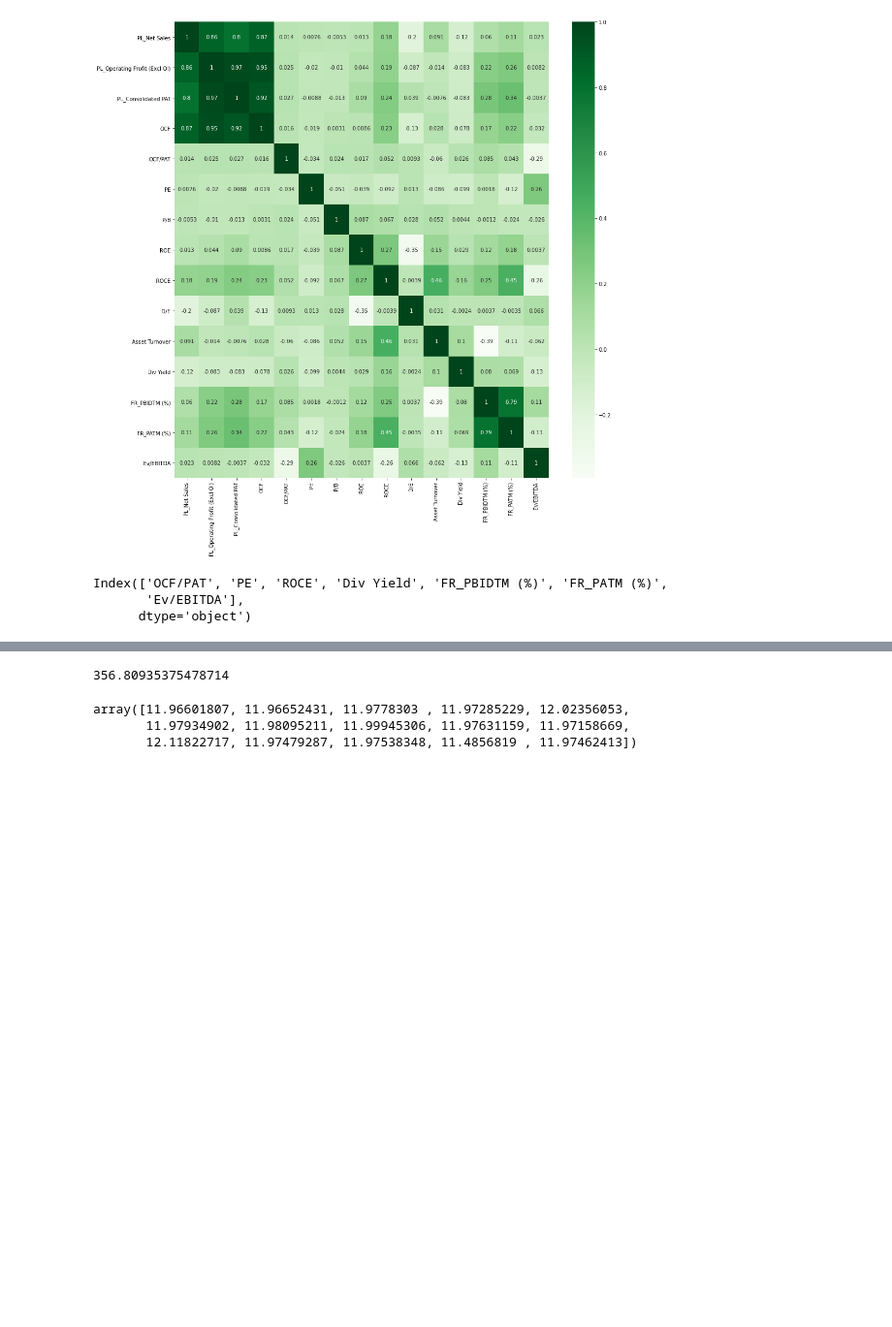
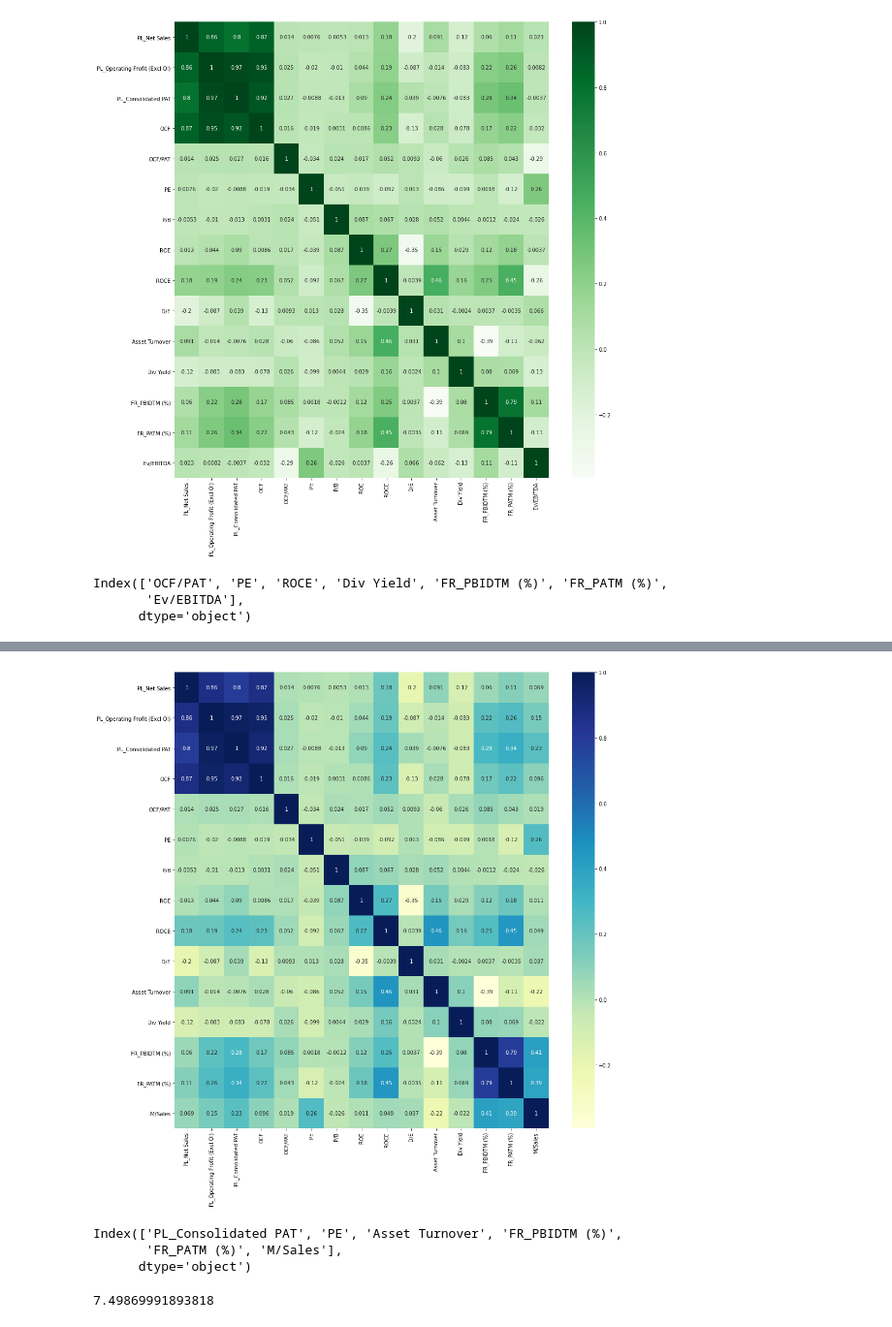
Before and after one commit to RohanTrix/Stock-market-predictor, a Jupyter notebook: MNC.ipynb, the cells around one changed output, grey strips where cells are left out. Shown at 97% size. Cells and saved outputs as stored; diff of their text form; code cells hidden in the pictures; blank space fills up the shorter version.

```diff
--- a/MNC.ipynb
+++ b/MNC.ipynb
@@ -82,0 +99,2 @@ plt.scatter(x=range(y_test.shape[0]),y=y_test)
+# %%
+data2 = data.iloc[:,:17 ].drop('Ev/EBITDA', axis=1)
@@ -82,0 +110,15 @@ plt.scatter(x=range(y_test.shape[0]),y=y_test)
+# %%
+plt.figure(figsize=(16,16))
+cor = data2.corr()
+sns.heatmap(cor, annot=True, cmap='YlGnBu')
+plt.show()
+# %% [output]
+[figure, added]
+# %%
+cor_target = abs(cor["M/Sales"])
+relevant_features = cor_target[cor_target>0.2]
+relevant_features.index
+# %% [output]
+Index(['PL_Consolidated PAT', 'PE', 'Asset Turnover', 'FR_PBIDTM (%)',
+       'FR_PATM (%)', 'M/Sales'],
+      dtype='object')
@@ -83,11 +147,5 @@ plt.scatter(x=range(y_test.shape[0]),y=y_test)
 # %%
 from sklearn.metrics import mean_squared_error
-print(mean_squared_error(y_test.values, pred2))
+print(mean_squared_error(y_test.values, pred1))
 # %% [output]
-356.80935375478714
+7.49869991893818
-# %%
-preds
-# %% [output]
-array([11.96601807, 11.96652431, 11.9778303 , 11.97285229, 12.02356053,
-       11.97934902, 11.98095211, 11.99945306, 11.97631159, 11.97158669,
-       12.11822717, 11.97479287, 11.97538348, 11.4856819 , 11.97462413])
```
Also changed, not shown: parts of 21 cells of this notebook.
